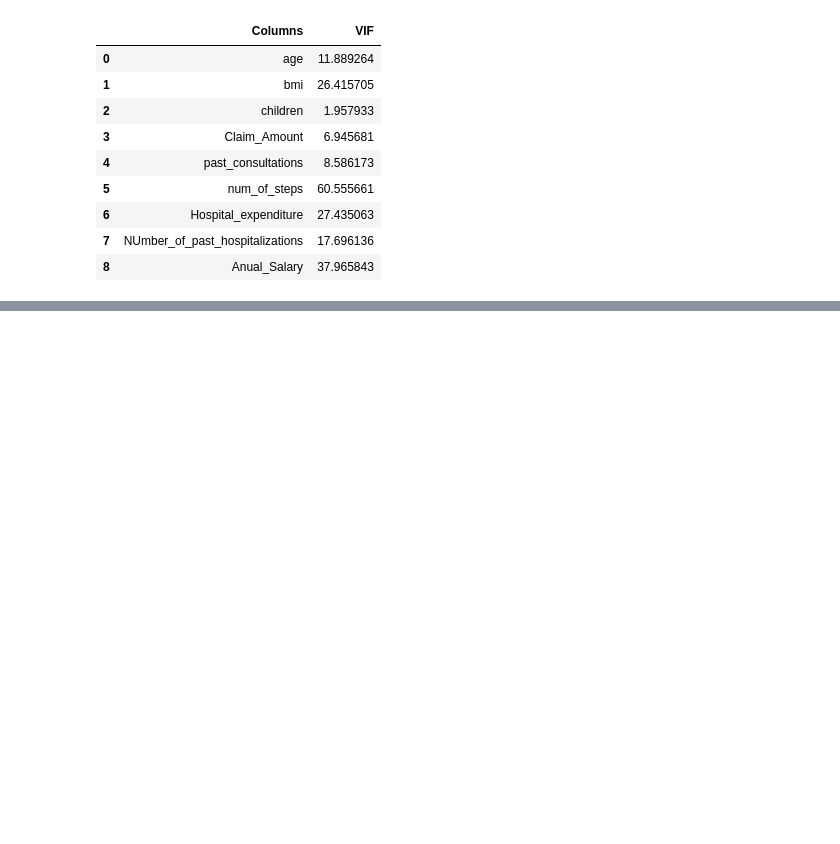
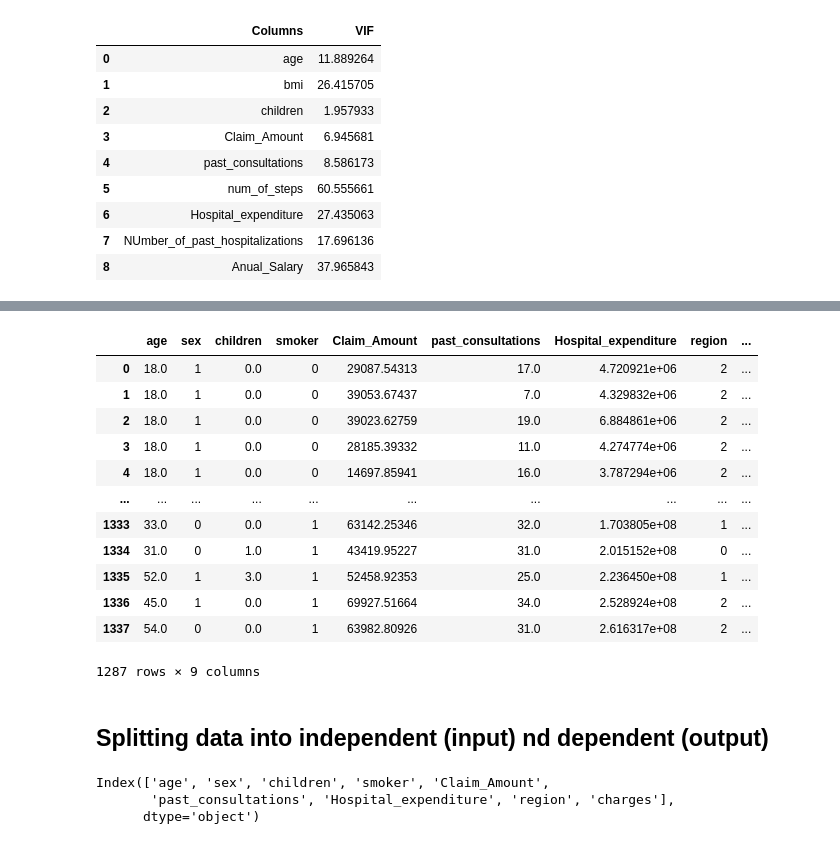
Before and after one commit to xnihal05/data-science-from-scratch, a Jupyter notebook: day_17_18_linear_regression.ipynb, the cells around one changed output, grey strips where cells are left out. Drawn from its saved outputs; the diff is of its cells as text; code cells hidden in the pictures; blank space fills up the shorter version.

```diff
--- a/day_17_18_linear_regression.ipynb
+++ b/day_17_18_linear_regression.ipynb
@@ -265,0 +404,2 @@ vif
+# %%
+df =df.drop(['NUmber_of_past_hospitalizations'],axis=1)
@@ -265,0 +446,27 @@ vif
+# %%
+#bmi is above 10 still
+df=df.drop(['bmi'],axis=1)
+# %%
+cols=[]
+for i in df.columns:
+  if df[i].dtypes!="object" and i!="charges":
+    cols.append(i)
+print(cols)
+
+data=df[cols]
+
+
+vif=pd.DataFrame()
+vif["Columns"]=data.columns
+vif["VIF"]=0
+print(vif)
+
+vif_values=[]
+for i in range(len(cols)): # i-> 0,1,2,3,....n
+  v=variance_inflation_factor(data.values,i)
+  vif_values.append(v)
+
+vif["VIF"]=vif_values
+
+
+print(vif)
@@ -265,0 +516,31 @@ vif
+# %%
+from sklearn.preprocessing import LabelEncoder
+le=LabelEncoder() #use to convert catogery into numbers
+
+for i in df.columns:
+    if df[i].dtypes=='object':
+        df[i]=le.fit_transform(df[i])
+# %%
+df
+# %% [output]
+|  | age | sex | children | smoker | Claim_Amount | past_consultations | Hospital_expenditure | region | ... |
+| 0 | 18.0 | 1 | 0.0 | 0 | 29087.54313 | 17.0 | 4.720921e+06 | 2 | ... |
+| 1 | 18.0 | 1 | 0.0 | 0 | 39053.67437 | 7.0 | 4.329832e+06 | 2 | ... |
+| 2 | 18.0 | 1 | 0.0 | 0 | 39023.62759 | 19.0 | 6.884861e+06 | 2 | ... |
+| 3 | 18.0 | 1 | 0.0 | 0 | 28185.39332 | 11.0 | 4.274774e+06 | 2 | ... |
+| 4 | 18.0 | 1 | 0.0 | 0 | 14697.85941 | 16.0 | 3.787294e+06 | 2 | ... |
+| ... | ... | ... | ... | ... | ... | ... | ... | ... | ... |
+| 1333 | 33.0 | 0 | 0.0 | 1 | 63142.25346 | 32.0 | 1.703805e+08 | 1 | ... |
+| 1334 | 31.0 | 0 | 1.0 | 1 | 43419.95227 | 31.0 | 2.015152e+08 | 0 | ... |
+| 1335 | 52.0 | 1 | 3.0 | 1 | 52458.92353 | 25.0 | 2.236450e+08 | 1 | ... |
+| 1336 | 45.0 | 1 | 0.0 | 1 | 69927.51664 | 34.0 | 2.528924e+08 | 2 | ... |
+| 1337 | 54.0 | 0 | 0.0 | 1 | 63982.80926 | 31.0 | 2.616317e+08 | 2 | ... |
+1287 rows × 9 columns
+# %% [markdown]
+## Splitting data into independent (input) nd dependent (output)
+# %%
+print(df.columns)
+# %% [output]
+Index(['age', 'sex', 'children', 'smoker', 'Claim_Amount',
+       'past_consultations', 'Hospital_expenditure', 'region', 'charges'],
+      dtype='object')
```
Also changed, not shown: parts of 56 cells of this notebook.
